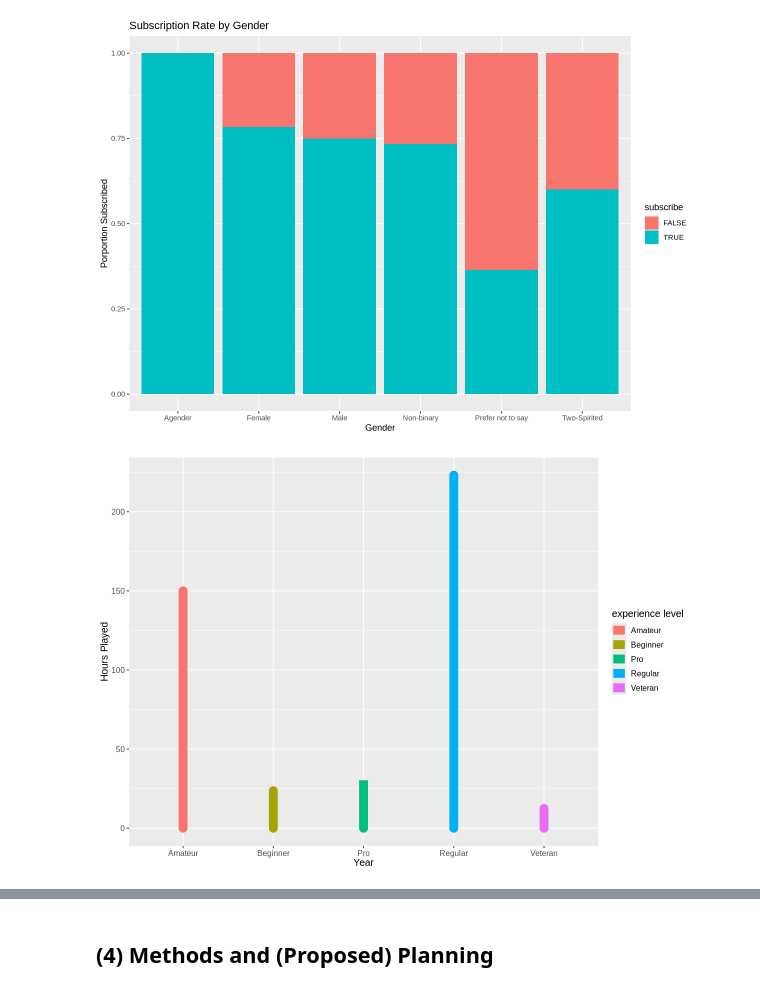
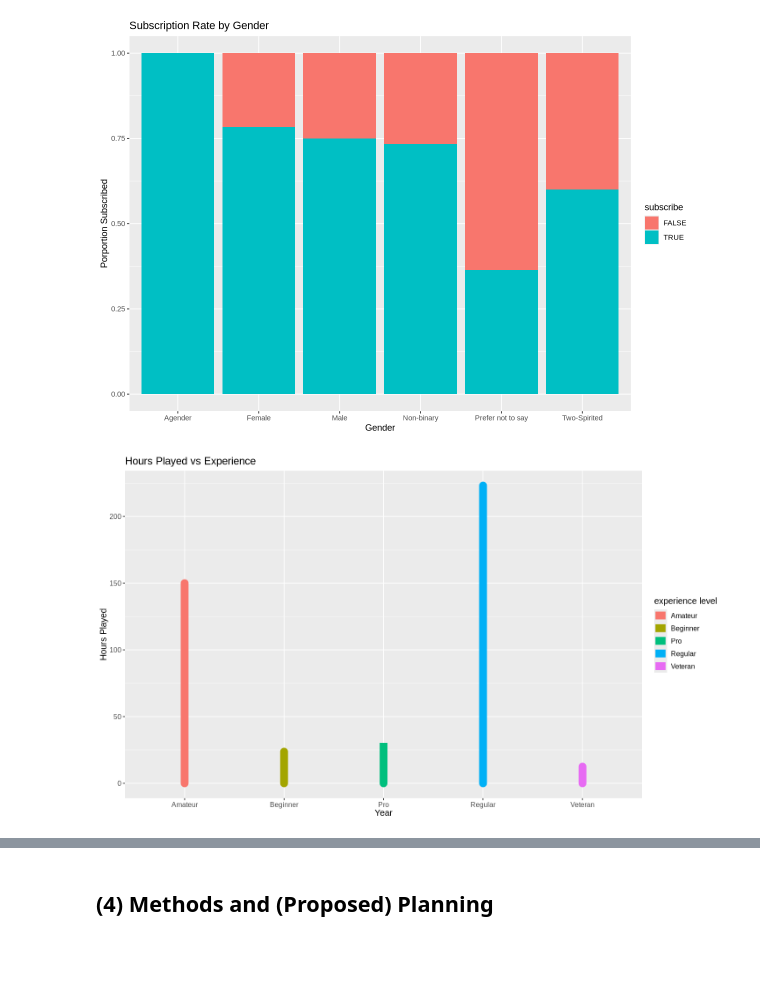
Before and after one commit to mimi15090/dsci-100-2025w1-group-024, a Jupyter notebook: Report.ipynb, the cells around one changed output, grey strips where cells are left out. Saved outputs shown, nothing was run; the diff lists cells and outputs as text; code cells hidden in the pictures; blank space fills up the shorter version.

Commit message:
Commit 4.3 CODE
Fixed the graphs and added a fourth one!

```diff
--- a/Report.ipynb
+++ b/Report.ipynb
@@ -178,11 +178,12 @@ plot2
 # %% [output]
 [figure]
 # %%
-options(repr.plot.width = 10, repr.plot.height = 7)
-plot3 <- ggplot(players_cleaned, aes(x = experience, y = played_hours)) +
+options(repr.plot.width = 12, repr.plot.height =7 )
+plot3 <- players_cleaned|>
+ggplot(aes(x = experience, y = played_hours)) +
 geom_line(linewidth = 5, aes(colour =  experience)) +
-           labs(x= "Year", y = "Hours Played", colour = "experience level") +
+           labs(x= "Year", y = "Hours Played", colour = "experience level", title= "Hours Played vs Experience") +
                        theme(text = element_text(size = 12))
 plot3
 # %% [output]
-[figure, old version]
+[figure, new version]
```
Also changed, not shown: parts of 3 cells of this notebook.
